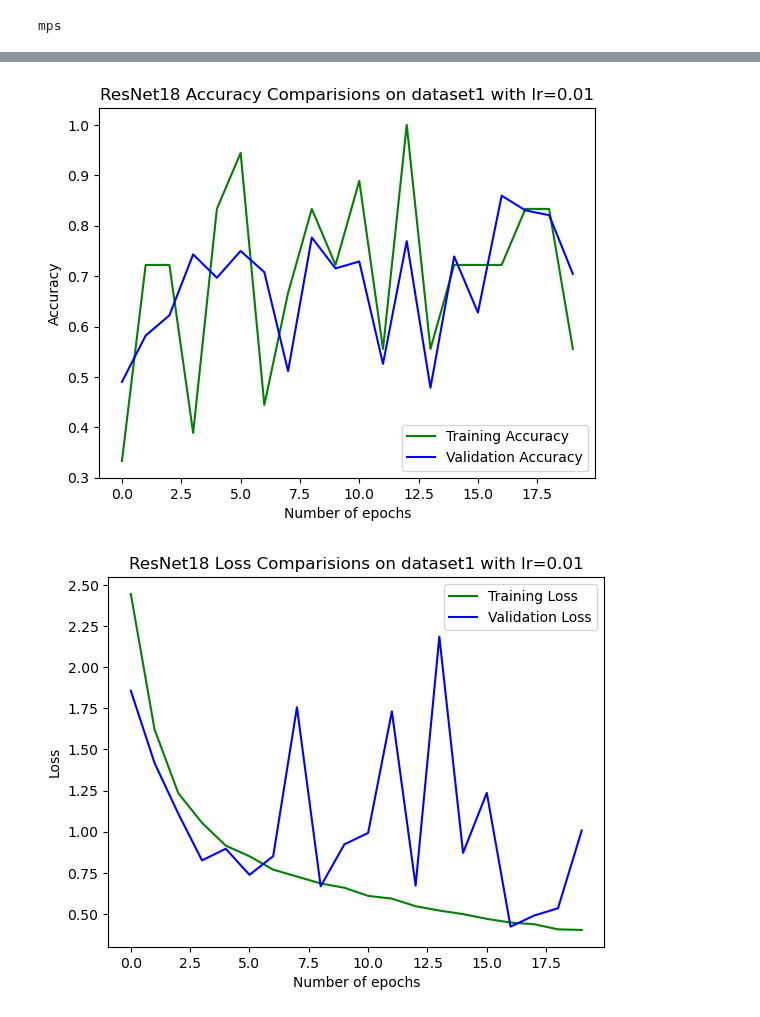
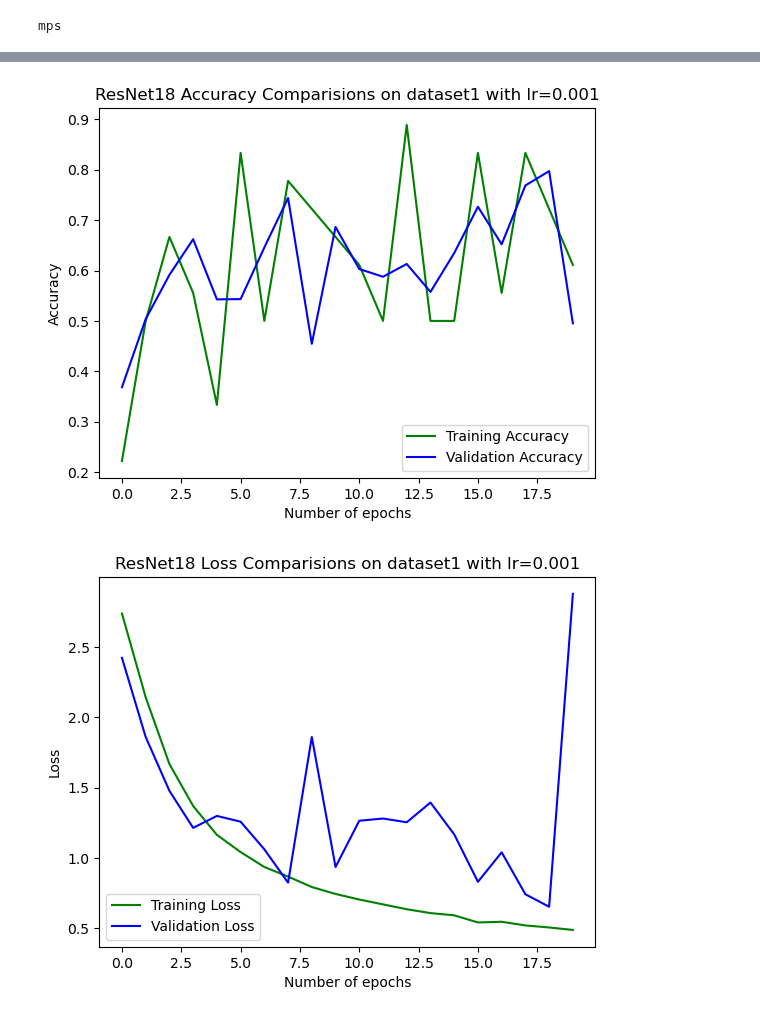
Before and after one commit to lakshyakalia/COMP6721-GroupE, a Jupyter notebook: ResNet18_Dataset1_MPS.ipynb, the cells around one changed output, grey strips where cells are left out. Cells and saved outputs as stored; diff of their text form; code cells hidden in the pictures.

Commit message:
Run 2 on Dataset 1 with Batch Size = 1 and LR = 0.001

```diff
--- a/ResNet18_Dataset1_MPS.ipynb
+++ b/ResNet18_Dataset1_MPS.ipynb
@@ -26,34 +26,8 @@ device = "mps" if torch.backends.mps.is_available() else "cpu"
 # %%
 # Hyper-parameters
 num_epochs = 20
-batch_size = 64
+batch_size = 32
 learning_rate = 0.01
 
 #Model Parameters
 num_features = 20
-# %%
-dataset = ImageFolder(root='/Users/karthikd1054/Documents/COMP 6721/Project/plant_leaf_dataset/dataset1', transform=transforms.Compose([ToTensor()]))
-
-# Create a data loader to iterate through the dataset in batches
-batch_size = 32  # Adjust as needed
-dataloader = DataLoader(dataset, batch_size=batch_size, shuffle=False)
-
-# Variables to accumulate sum of pixel values and sum of squared pixel values
-channel_sum = torch.zeros(3)
-channel_sum_sq = torch.zeros(3)
-
-# Iterate over the dataset to compute sum and sum of squares
-for batch in dataloader:
-    data = batch[0]  # Extract input images from the batch
-    batch_samples = data.size(0)  # Number of samples in the batch
-    # Sum of pixel values across each channel
-    channel_sum += torch.sum(data, dim=[0, 2, 3])
-    # Sum of squared pixel values across each channel
-    channel_sum_sq += torch.sum(data ** 2, dim=[0, 2, 3])
-
-# Compute mean and standard deviation across each channel
-mean = channel_sum / (len(dataset) * data.shape[2] * data.shape[3])
-std = torch.sqrt((channel_sum_sq / (len(dataset) * data.shape[2] * data.shape[3])) - mean ** 2)
-
-print("Mean:", mean)
-print("Standard deviation:", std)
@@ -186,7 +157,7 @@ for epoch in range(num_epochs):
 
     model.eval()
     with torch.no_grad():
-      for i, data in enumerate(trainingDataLoader):
+      for i, data in enumerate(validationDataLoader):
         inner_loop_counter_validation+=1
 
         images, labels = data[0].to(device), data[1].to(device)
@@ -227,28 +198,28 @@ Epoch [3/20], Step [60/267], Loss: 0.4384216, Accuracy: 87.5000%
 # %%
 fig,ax=plt.subplots()
 epochs_list = list(range(0,20))
 ax.plot(epochs_list,epochwiseTrainAccuracyLog,'g',label='Training Accuracy')
 ax.plot(epochs_list,epochwiseValAccuracyLog,'b',label='Validation Accuracy')
 ax.plot()
-ax.set_title('ResNet18 Accuracy Comparisions on dataset1 with lr=0.01')
+ax.set_title('ResNet18 Accuracy Comparisions on dataset1 with lr=0.001')
 ax.set_xlabel('Number of epochs')
 ax.set_ylabel('Accuracy')
 ax.legend()
 plt.show()
 # %% [output]
-[figure, old version]
+[figure, new version]
 # %%
 fig,ax=plt.subplots()
 ax.plot(epochs_list,epochwiseTrainLossLog,'g',label='Training Loss')
 ax.plot(epochs_list,epochwiseValLossLog,'b',label='Validation Loss')
 ax.plot()
-ax.set_title('ResNet18 Loss Comparisions on dataset1 with lr=0.01')
+ax.set_title('ResNet18 Loss Comparisions on dataset1 with lr=0.001')
 ax.set_xlabel('Number of epochs')
 ax.set_ylabel('Loss')
 ax.legend()
 plt.show()
 # %% [output]
-[figure, old version]
+[figure, new version]
 # %%
 y_pred = []
 groundtruth = []
```
Also changed, not shown: parts of 5 cells of this notebook.
